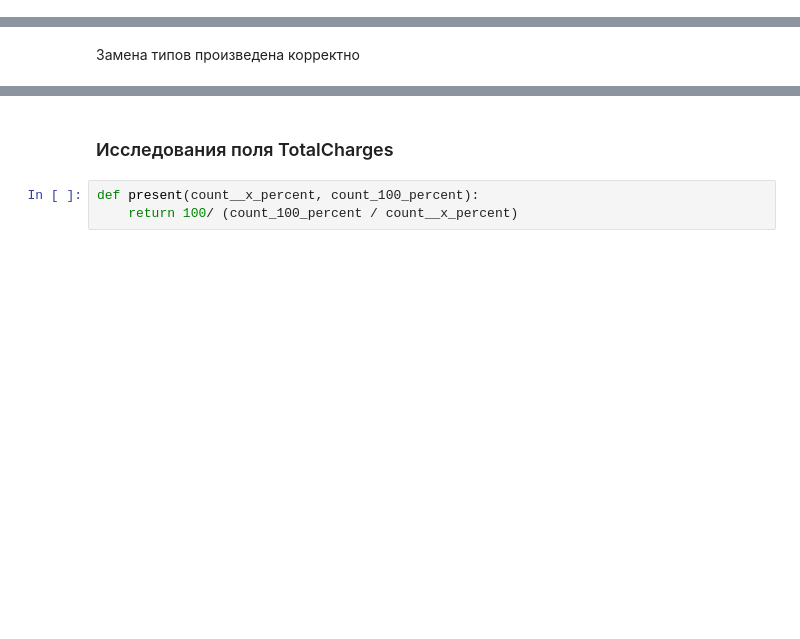
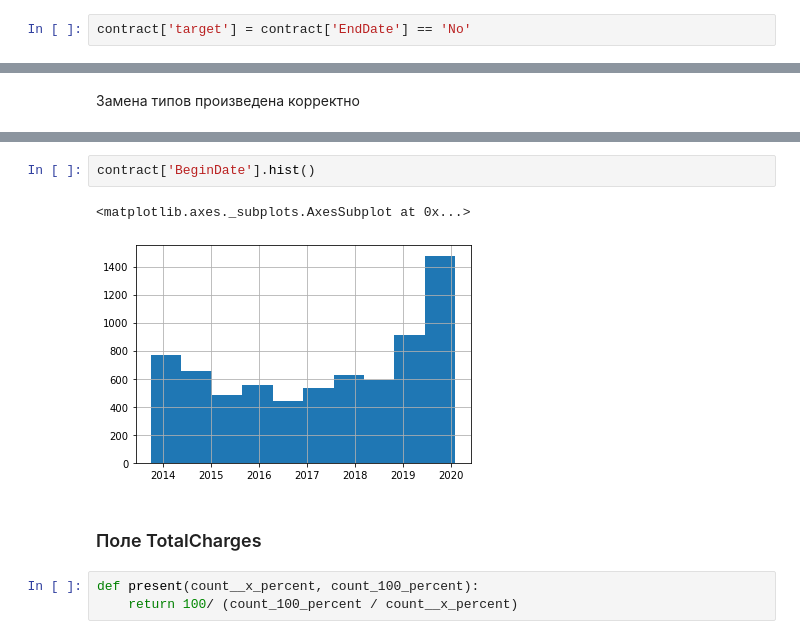
Before and after one commit to Chularev/study_cv, a Jupyter notebook: notebook.ipynb, the cells around one changed output, grey strips where cells are left out. Drawn from its saved outputs; the diff is of its cells as text; blank space fills up the shorter version.

```diff
--- a/notebook.ipynb
+++ b/notebook.ipynb
@@ -49,0 +58,2 @@ import numpy as np
+# %%
+contract['target'] = contract['EndDate'] == 'No'
@@ -155,5 +189,10 @@ memory usage: 440.3+ KB
+# %%
+contract['BeginDate'].hist()
+# %% [output]
+<matplotlib.axes._subplots.AxesSubplot at 0x...>
+[figure, added]
 # %% [markdown]
-### Исследования поля TotalCharges
+### Поле TotalCharges
 # %%
 def present(count__x_percent, count_100_percent):
     return 100/ (count_100_percent / count__x_percent)
```
Also changed, not shown: parts of 20 cells of this notebook.
